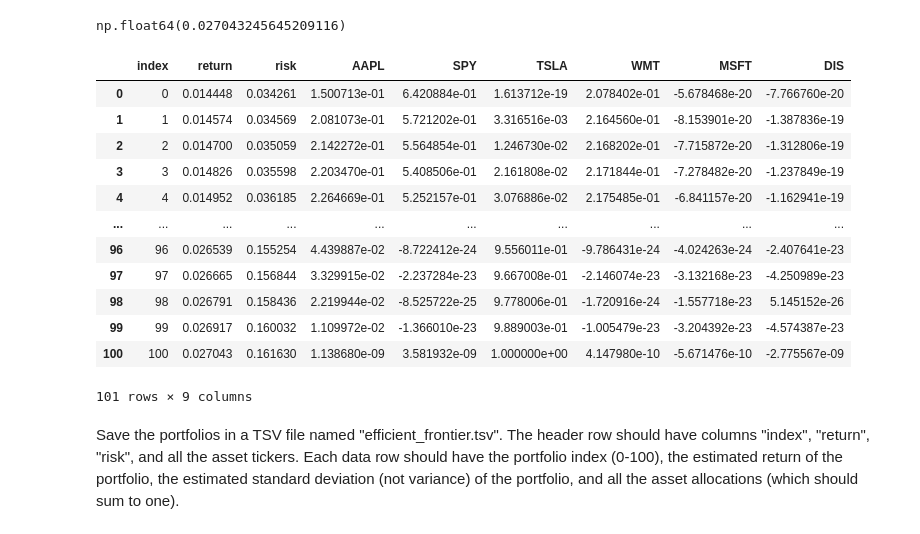
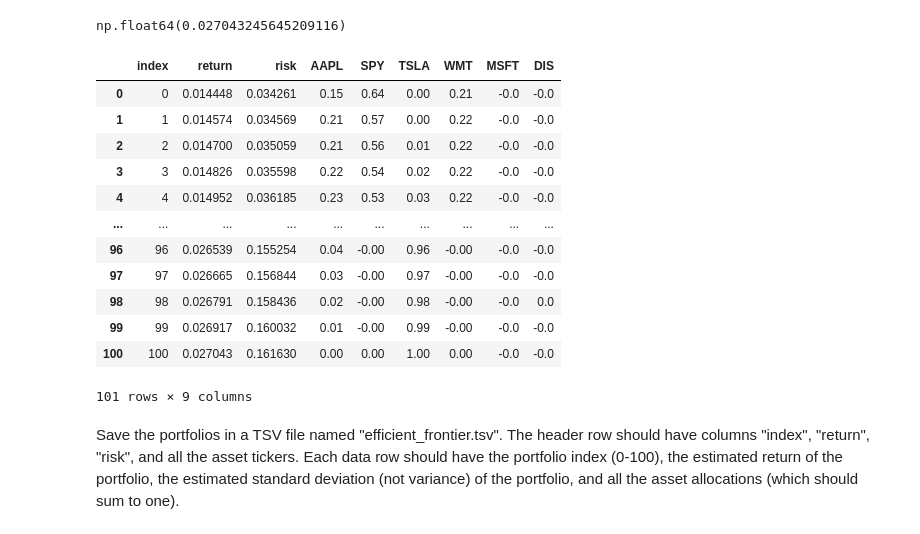
Before and after one commit to nwing2/DX704_Homework, a Jupyter notebook: dx704-project-01.ipynb, the cells around one changed output. Saved outputs shown, nothing was run; the diff lists cells and outputs as text; code cells hidden in the pictures.

```diff
--- a/dx704-project-01.ipynb
+++ b/dx704-project-01.ipynb
@@ -327,44 +327,44 @@ np.float64(0.027043245645209116)
 # %%
 ef_variances = []
 ef_returns = []
 ef_portfolios = []
 
 for r in np.linspace(estimated_return_min_risk, estimated_return_max_return, 101):
     x_r = cp.Variable(n)
 
     prob_r = cp.Problem(cp.Minimize(x_r.T @ estimated_covariance.to_numpy() @ x_r),
                         [0 <= x_r, cp.sum(x_r) == 1, estimated_returns.to_numpy().reshape(1, -1) @ x_r == r])
 
     ef_variances.append(prob_r.solve())
     ef_returns.append(r)
-    ef_portfolios.append(x_r.value)
+    ef_portfolios.append(x_r.value.round(2))
 
 ef_portfolios = np.asarray(ef_portfolios)
 
 efficient_frontier = pd.DataFrame({
     "index": range(101),
     "return": ef_returns,
     "risk": np.sqrt(ef_variances),
     **{
         asset: ef_portfolios[:, i]
         for i, asset in enumerate(estimated_returns.index)
     }
 })
 
 efficient_frontier
 # %% [output]
 |  | index | return | risk | AAPL | SPY | TSLA | WMT | MSFT | DIS |
-| 0 | 0 | 0.014448 | 0.034261 | 1.500713e-01 | 6.420884e-01 | 1.613712e-19 | 2.078402e-01 | -5.678468e-20 | -7.766760e-20 |
-| 1 | 1 | 0.014574 | 0.034569 | 2.081073e-01 | 5.721202e-01 | 3.316516e-03 | 2.164560e-01 | -8.153901e-20 | -1.387836e-19 |
-| 2 | 2 | 0.014700 | 0.035059 | 2.142272e-01 | 5.564854e-01 | 1.246730e-02 | 2.168202e-01 | -7.715872e-20 | -1.312806e-19 |
-| 3 | 3 | 0.014826 | 0.035598 | 2.203470e-01 | 5.408506e-01 | 2.161808e-02 | 2.171844e-01 | -7.278482e-20 | -1.237849e-19 |
-| 4 | 4 | 0.014952 | 0.036185 | 2.264669e-01 | 5.252157e-01 | 3.076886e-02 | 2.175485e-01 | -6.841157e-20 | -1.162941e-19 |
+| 0 | 0 | 0.014448 | 0.034261 | 0.15 | 0.64 | 0.00 | 0.21 | -0.0 | -0.0 |
+| 1 | 1 | 0.014574 | 0.034569 | 0.21 | 0.57 | 0.00 | 0.22 | -0.0 | -0.0 |
+| 2 | 2 | 0.014700 | 0.035059 | 0.21 | 0.56 | 0.01 | 0.22 | -0.0 | -0.0 |
+| 3 | 3 | 0.014826 | 0.035598 | 0.22 | 0.54 | 0.02 | 0.22 | -0.0 | -0.0 |
+| 4 | 4 | 0.014952 | 0.036185 | 0.23 | 0.53 | 0.03 | 0.22 | -0.0 | -0.0 |
 | ... | ... | ... | ... | ... | ... | ... | ... | ... | ... |
-| 96 | 96 | 0.026539 | 0.155254 | 4.439887e-02 | -8.722412e-24 | 9.556011e-01 | -9.786431e-24 | -4.024263e-24 | -2.407641e-23 |
-| 97 | 97 | 0.026665 | 0.156844 | 3.329915e-02 | -2.237284e-23 | 9.667008e-01 | -2.146074e-23 | -3.132168e-23 | -4.250989e-23 |
-| 98 | 98 | 0.026791 | 0.158436 | 2.219944e-02 | -8.525722e-25 | 9.778006e-01 | -1.720916e-24 | -1.557718e-23 | 5.145152e-26 |
-| 99 | 99 | 0.026917 | 0.160032 | 1.109972e-02 | -1.366010e-23 | 9.889003e-01 | -1.005479e-23 | -3.204392e-23 | -4.574387e-23 |
-| 100 | 100 | 0.027043 | 0.161630 | 1.138680e-09 | 3.581932e-09 | 1.000000e+00 | 4.147980e-10 | -5.671476e-10 | -2.775567e-09 |
+| 96 | 96 | 0.026539 | 0.155254 | 0.04 | -0.00 | 0.96 | -0.00 | -0.0 | -0.0 |
+| 97 | 97 | 0.026665 | 0.156844 | 0.03 | -0.00 | 0.97 | -0.00 | -0.0 | -0.0 |
+| 98 | 98 | 0.026791 | 0.158436 | 0.02 | -0.00 | 0.98 | -0.00 | -0.0 | 0.0 |
+| 99 | 99 | 0.026917 | 0.160032 | 0.01 | -0.00 | 0.99 | -0.00 | -0.0 | -0.0 |
+| 100 | 100 | 0.027043 | 0.161630 | 0.00 | 0.00 | 1.00 | 0.00 | -0.0 | -0.0 |
 101 rows × 9 columns
 # %% [markdown]
 Save the portfolios in a TSV file named "efficient_frontier.tsv".
```
Also changed, not shown: 1 other file.
